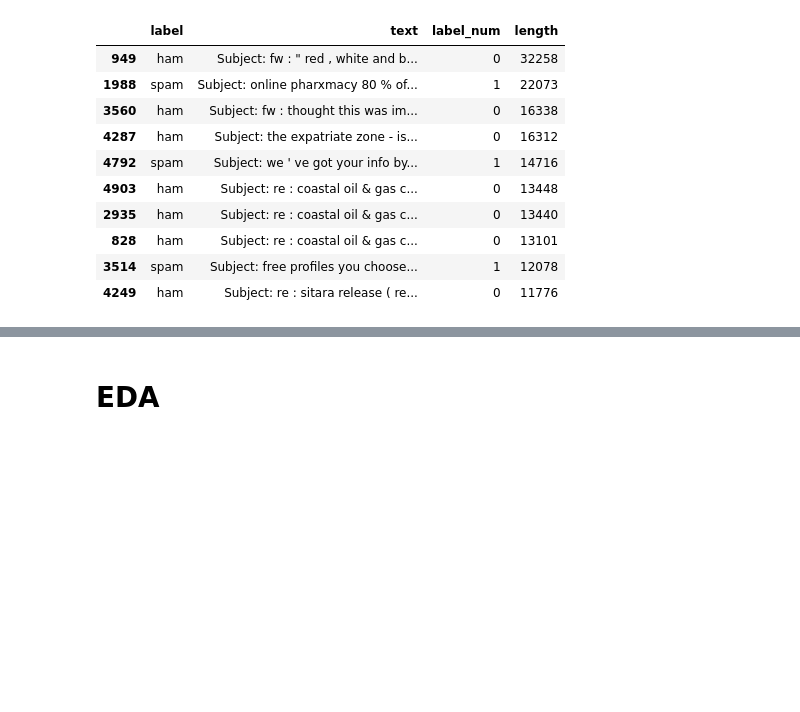
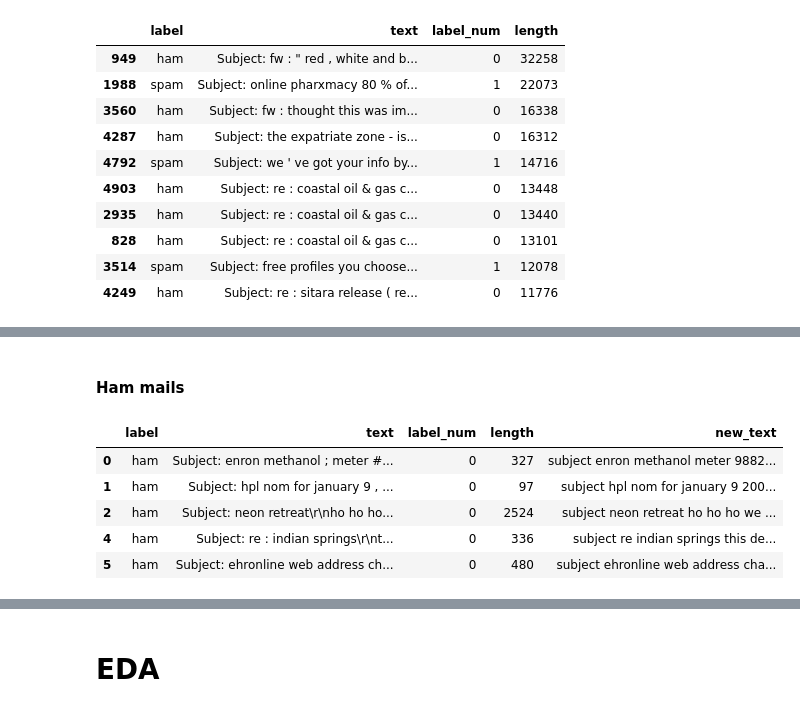
Before and after one commit to TYXuan/mail, a Jupyter notebook: eda.ipynb, the cells around one changed output, grey strips where cells are left out. Drawn from its saved outputs; the diff is of its cells as text; code cells hidden in the pictures; blank space fills up the shorter version.

```diff
--- a/eda.ipynb
+++ b/eda.ipynb
@@ -137,0 +189,2 @@ df.head()
+# %% [markdown]
+#### Ham mails
@@ -137,0 +193,9 @@ df.head()
+# %%
+df_ham.head()
+# %% [output]
+|  | label | text | label_num | length | new_text |
+| 0 | ham | Subject: enron methanol ; meter #... | 0 | 327 | subject enron methanol meter 9882... |
+| 1 | ham | Subject: hpl nom for january 9 , ... | 0 | 97 | subject hpl nom for january 9 200... |
+| 2 | ham | Subject: neon retreat\r\nho ho ho... | 0 | 2524 | subject neon retreat ho ho ho we ... |
+| 4 | ham | Subject: re : indian springs\r\nt... | 0 | 336 | subject re indian springs this de... |
+| 5 | ham | Subject: ehronline web address ch... | 0 | 480 | subject ehronline web address cha... |
```
Also changed, not shown: parts of 30 cells of this notebook.
